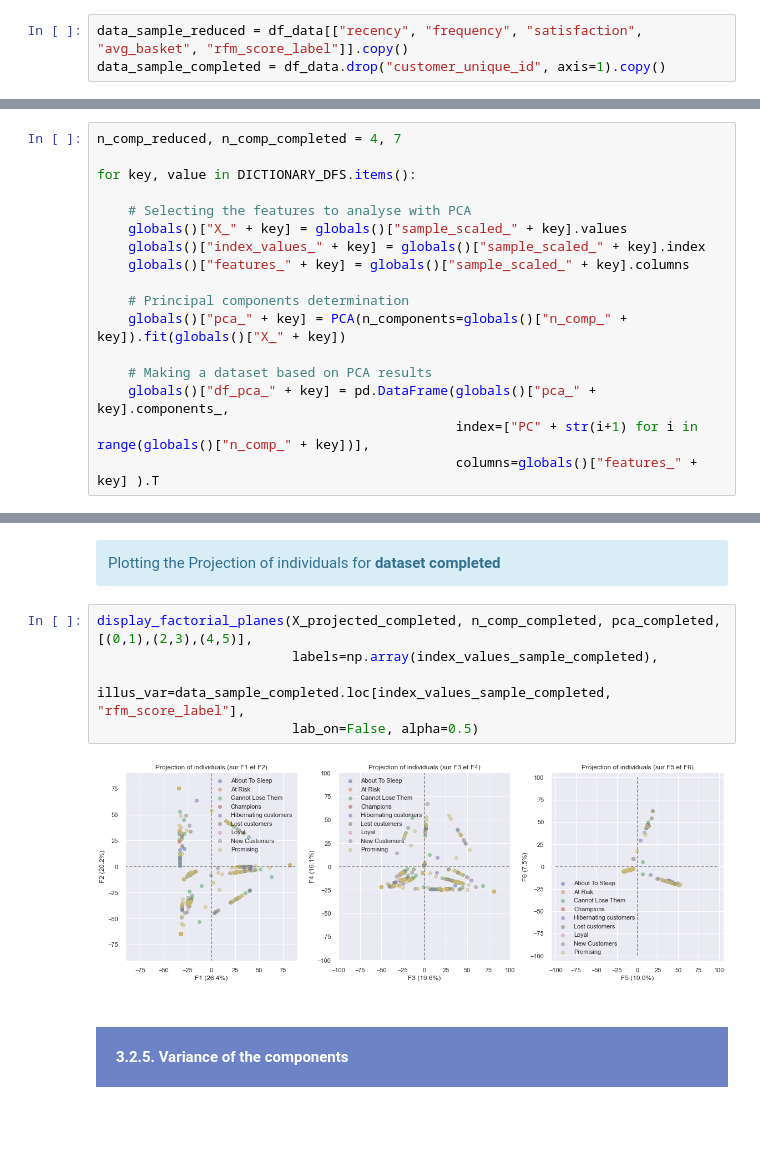
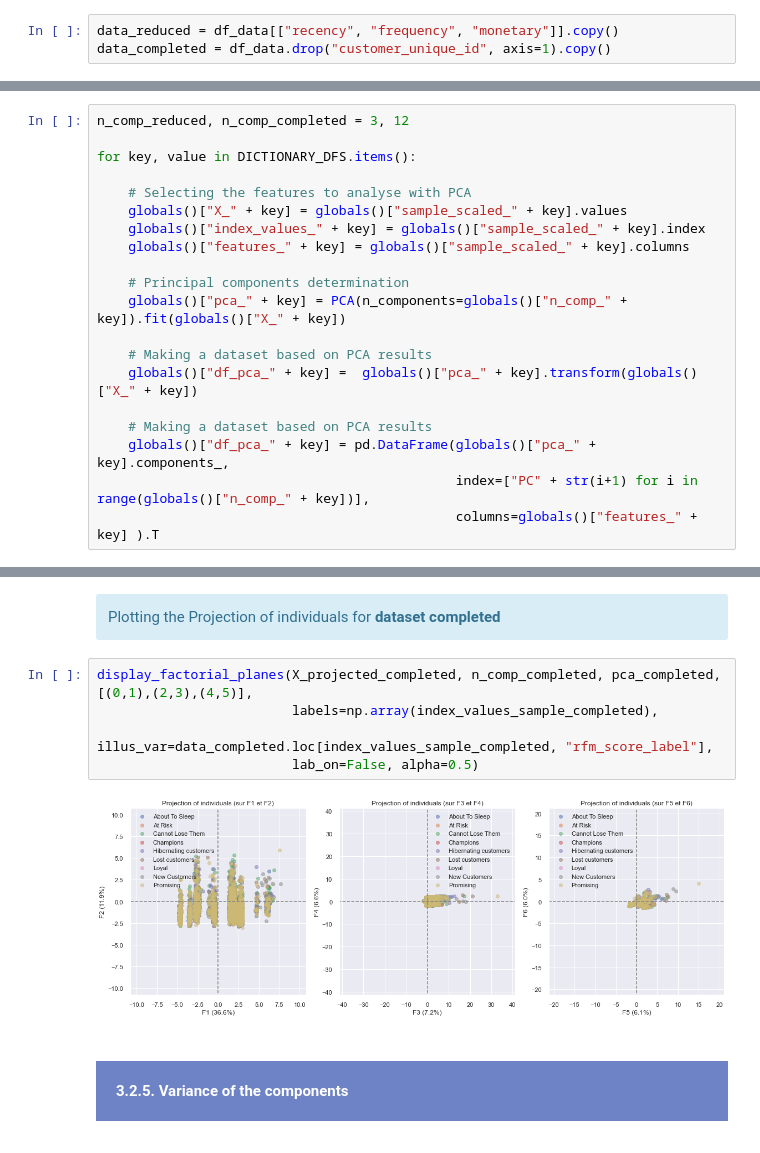
Before and after one commit to samirhinojosa/OC-P5-segment-customers-of-website, a Jupyter notebook: modeling_notebook_refactoring.ipynb, the cells around one changed output, grey strips where cells are left out. Drawn from its saved outputs; the diff is of its cells as text.

```diff
--- a/modeling_notebook_refactoring.ipynb
+++ b/modeling_notebook_refactoring.ipynb
@@ -206,6 +237,6 @@ df_data.head()
     </ol>
 </div>
 # %%
-data_sample_reduced = df_data[["recency", "frequency", "satisfaction", "avg_basket", "rfm_score_label"]].copy()
-data_sample_completed = df_data.drop("customer_unique_id", axis=1).copy()
+data_reduced = df_data[["recency", "frequency", "monetary"]].copy()
+data_completed = df_data.drop("customer_unique_id", axis=1).copy()
 # %%
@@ -318,7 +376,7 @@ sample_scaled_completed.head()
     <h3 style="margin: auto; padding: 20px; color:#fff; ">3.2. Principal component analysis - PCA</h3>
 </div>
 # %%
-n_comp_reduced, n_comp_completed = 4, 7
+n_comp_reduced, n_comp_completed = 3, 12
 
 for key, value in DICTIONARY_DFS.items():
 
@@ -331,6 +389,9 @@ for key, value in DICTIONARY_DFS.items():
     globals()["pca_" + key] = PCA(n_components=globals()["n_comp_" + key]).fit(globals()["X_" + key])
 
     # Making a dataset based on PCA results
+    globals()["df_pca_" + key] =  globals()["pca_" + key].transform(globals()["X_" + key])
+
+    # Making a dataset based on PCA results
     globals()["df_pca_" + key] = pd.DataFrame(globals()["pca_" + key].components_,
                                               index=["PC" + str(i+1) for i in range(globals()["n_comp_" + key])],
                                               columns=globals()["features_" + key] ).T
@@ -457,10 +525,10 @@ display_factorial_planes(X_projected_reduced, n_comp_reduced, pca_reduced, [(0,1
 # %%
 display_factorial_planes(X_projected_completed, n_comp_completed, pca_completed, [(0,1),(2,3),(4,5)],
                          labels=np.array(index_values_sample_completed),
-                         illus_var=data_sample_completed.loc[index_values_sample_completed, "rfm_score_label"],
+                         illus_var=data_completed.loc[index_values_sample_completed, "rfm_score_label"],
                          lab_on=False, alpha=0.5)
 # %% [output]
-[figure, old version]
+[figure, new version]
 # %% [markdown]
 <div style="background-color: #6D83C5;" >
     <h4 style="margin: auto; padding: 20px; color:#fff; ">3.2.5. Variance of the components</h4>
```
Also changed, not shown: parts of 52 cells of this notebook, 15 other files.
